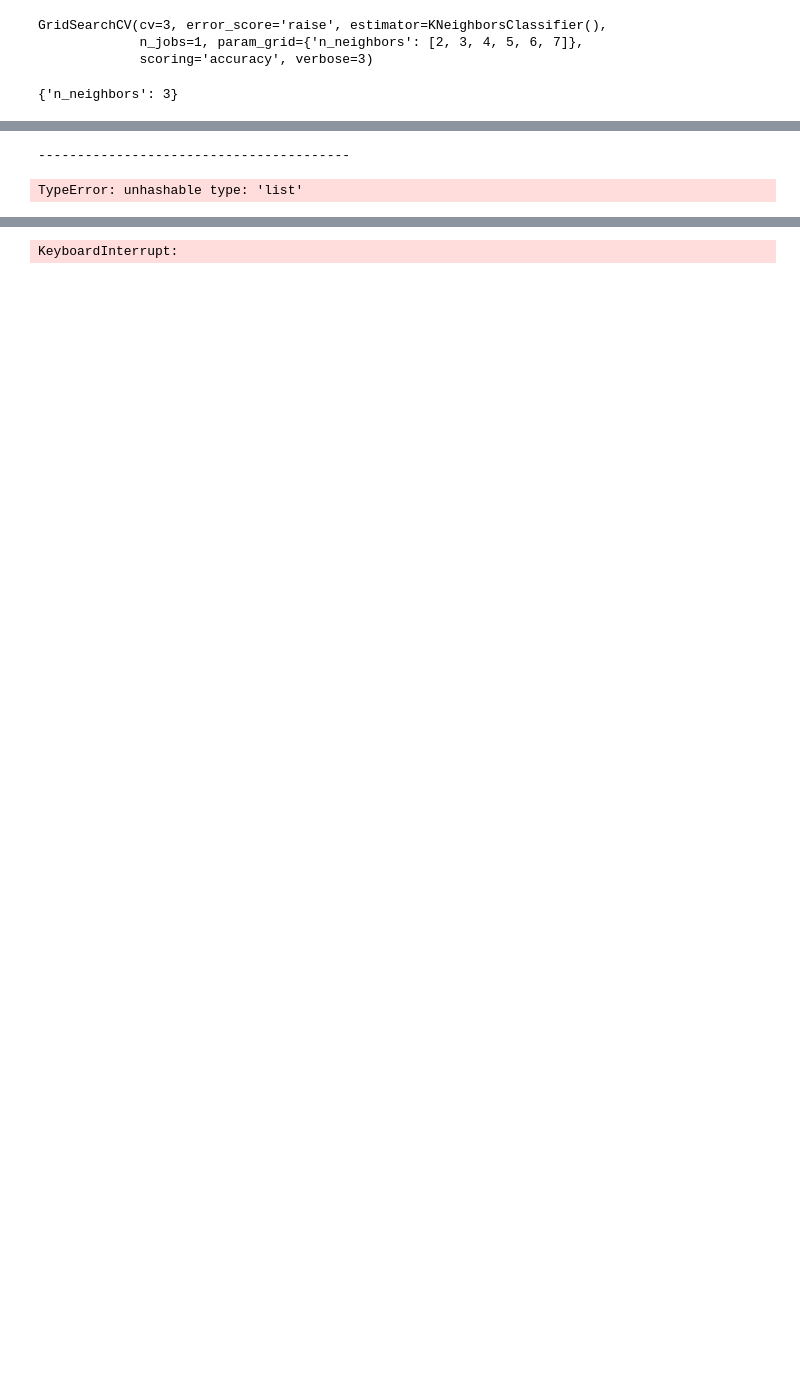
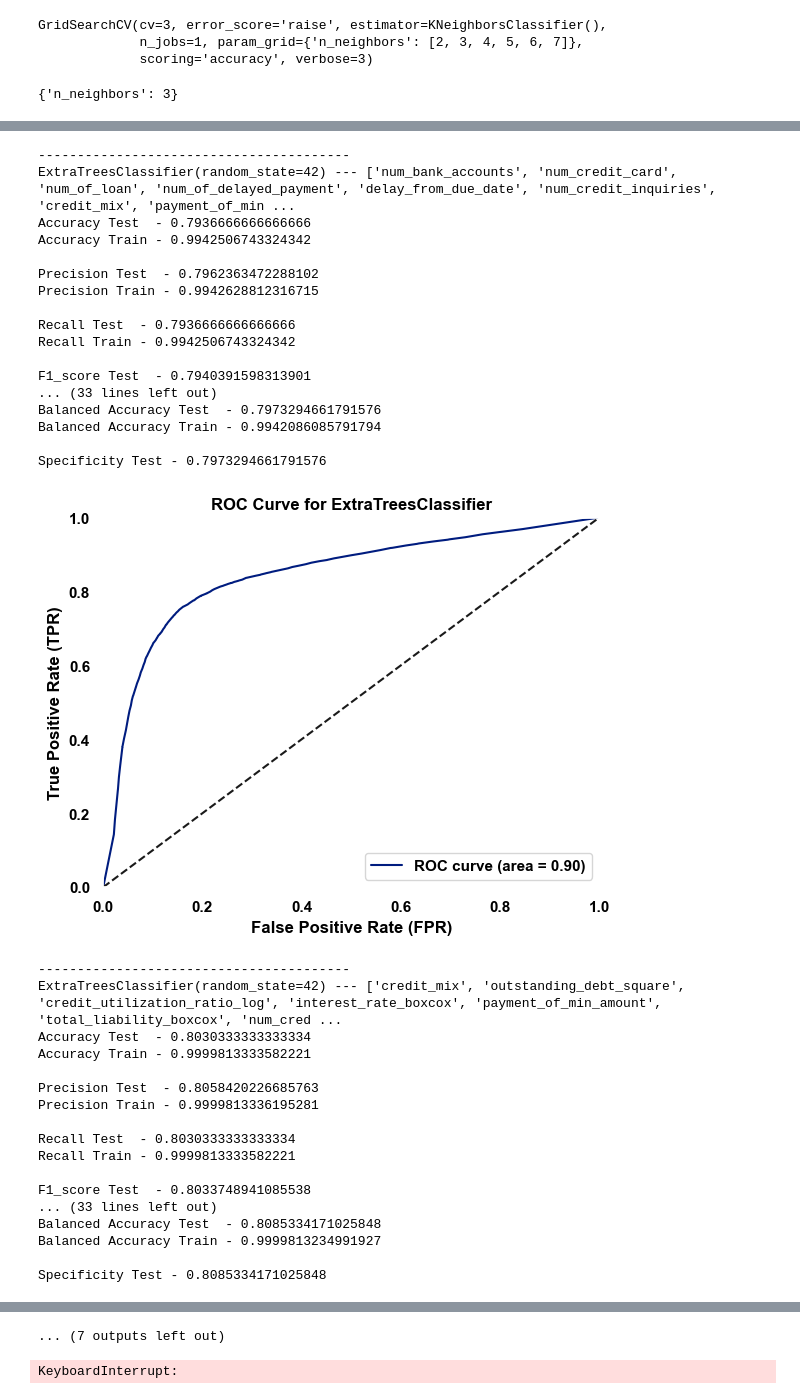
Before and after one commit to Santhosh-Analytics/Banking_Analytics, a Jupyter notebook: Classification.ipynb, the cells around one changed output, grey strips where cells are left out. Cells and saved outputs as stored; diff of their text form; code cells hidden in the pictures; blank space fills up the shorter version.

```diff
--- a/Classification.ipynb
+++ b/Classification.ipynb
@@ -720,7 +700,7 @@ Specificity Test - 0.6693747357931321
 ----------------------------------------
 # %%
-score = {}
-for classifier in [ET_Classifier,xgb_Classifier,RF_Classifier]:
-    for features in [original_features,revised_features,imp_fea]:
-        score[features] = evaluate_model(classifier,  x_train_scaled_df[features], y_train, x_test_scaled_df[features], y_test)
+for classifier in [ET_Classifier, xgb_Classifier, RF_Classifier]:
+    for features in [original_features, revised_features, imp_fea]:
+        print(classifier, '---',features)
+        evaluate_model(classifier,  x_train_scaled_df[features], y_train, x_test_scaled_df[features], y_test)
 # %% [output]
@@ -740,7 +720,40 @@ F1_score Train - 0.9942194928211319
 Balanced Accuracy Test  - 0.7878175871613161
 Balanced Accuracy Train - 0.9941799733349206
 
 Specificity Test - 0.7878175871613161
 [figure]
 ----------------------------------------
+ExtraTreesClassifier(random_state=42) --- ['num_bank_accounts', 'num_credit_card', 'num_of_loan', 'num_of_delayed_payment', 'delay_from_due_date', 'num_credit_inquiries', 'credit_mix', 'payment_of_min ...
+Accuracy Test  - 0.7936666666666666
+Accuracy Train - 0.9942506743324342
+
+Precision Test  - 0.7962363472288102
+Precision Train - 0.9942628812316715
+
+Recall Test  - 0.7936666666666666
+Recall Train - 0.9942506743324342
+
+F1_score Test  - 0.7940391598313901
+... (33 lines left out)
+Balanced Accuracy Test  - 0.7973294661791576
+Balanced Accuracy Train - 0.9942086085791794
+
+Specificity Test - 0.7973294661791576
+[figure, added]
-TypeError: unhashable type: 'list'
+----------------------------------------
+ExtraTreesClassifier(random_state=42) --- ['credit_mix', 'outstanding_debt_square', 'credit_utilization_ratio_log', 'interest_rate_boxcox', 'payment_of_min_amount', 'total_liability_boxcox', 'num_cred ...
+Accuracy Test  - 0.8030333333333334
+Accuracy Train - 0.9999813333582221
+
+Precision Test  - 0.8058420226685763
+Precision Train - 0.9999813336195281
+
+Recall Test  - 0.8030333333333334
+Recall Train - 0.9999813333582221
+
+F1_score Test  - 0.8033748941085538
+... (33 lines left out)
+Balanced Accuracy Test  - 0.8085334171025848
+Balanced Accuracy Train - 0.9999813234991927
+
+Specificity Test - 0.8085334171025848
@@ -747,3 +815,4 @@ TypeError: unhashable type: 'list'
+... (7 outputs left out)
 # %%
 kf=KFold(n_splits=10,shuffle=True,random_state=42)
 RF_cv_score = cross_val_score(RF_Classifier,x_train,y_train, cv=kf)
```
Also changed, not shown: parts of 7 cells of this notebook.
